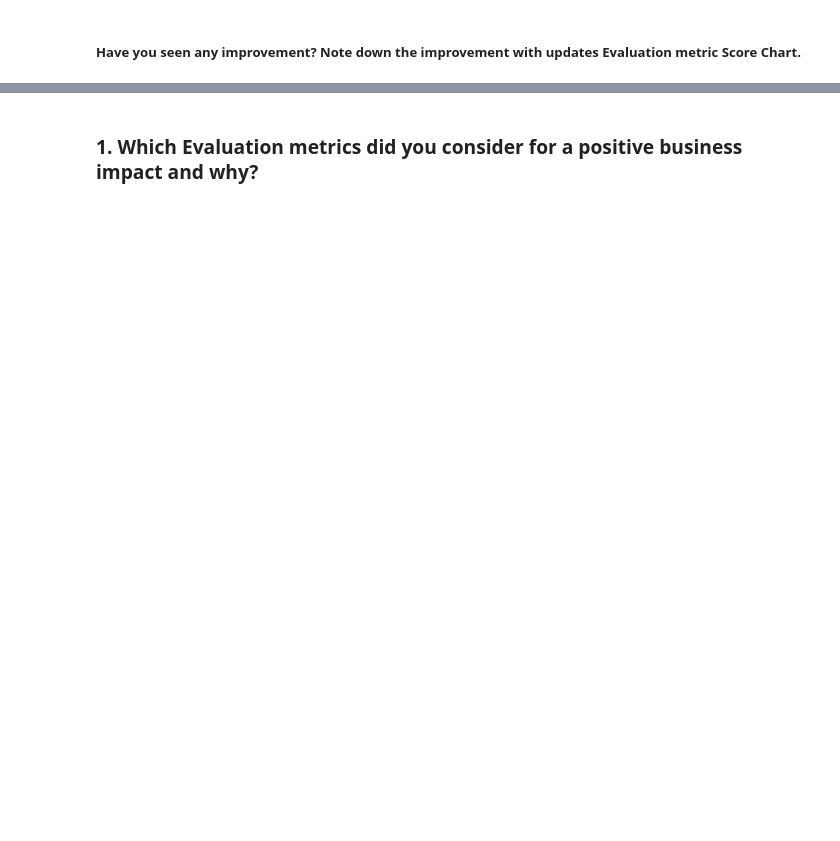
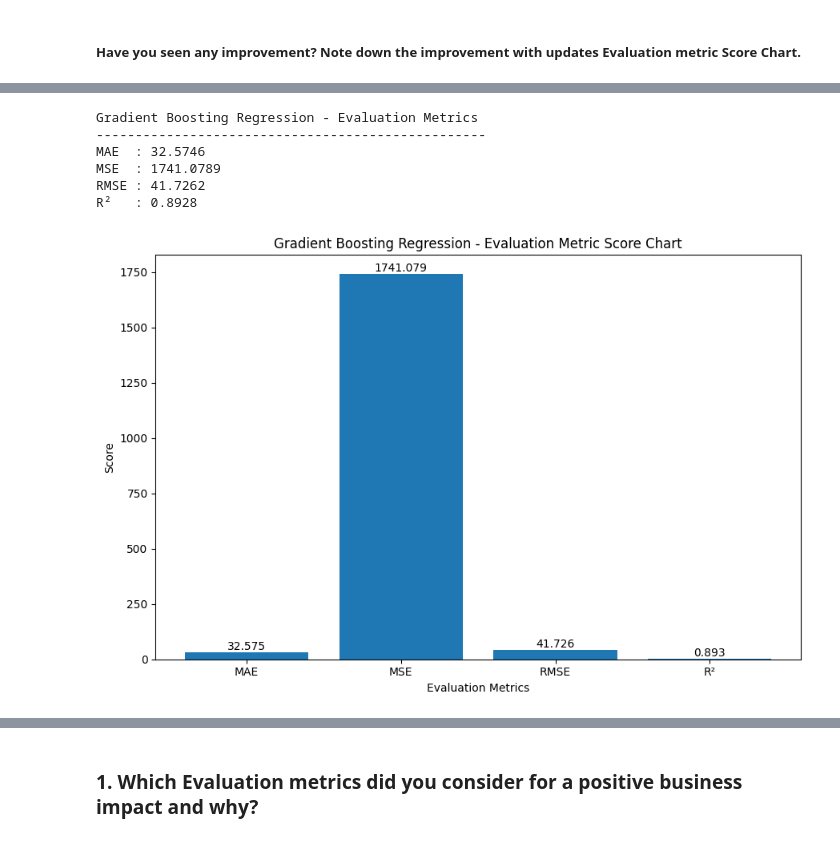
Before and after one commit to Ankush432-cloud/yes_bank_stock_price_prediction_ML_project, a Jupyter notebook: yes_bank_stock_price_prediction_ML_project.ipynb, the cells around one changed output, grey strips where cells are left out. Saved outputs shown, nothing was run; the diff lists cells and outputs as text; code cells hidden in the pictures; blank space fills up the shorter version.

```diff
--- a/yes_bank_stock_price_prediction_ML_project.ipynb
+++ b/yes_bank_stock_price_prediction_ML_project.ipynb
@@ -2589,0 +2983,11 @@ Answer Here.
+# %%
+# Predict on the test data
+y_pred_gb = gb_model.predict(X_test)
+
+# Display first 10 predictions
+prediction_df_gb = pd.DataFrame({
+    'Actual_Close': y_test.values,
+    'Predicted_Close': y_pred_gb
+})
+
+print(prediction_df_gb.head(10))
@@ -2589,0 +3006,59 @@ Answer Here.
+# %%
+from sklearn.metrics import (
+    mean_absolute_error,
+    mean_squared_error,
+    r2_score
+)
+import numpy as np
+import matplotlib.pyplot as plt
+
+# Calculate evaluation metrics
+mae_gb = mean_absolute_error(y_test, y_pred_gb)
+mse_gb = mean_squared_error(y_test, y_pred_gb)
+rmse_gb = np.sqrt(mse_gb)
+r2_gb = r2_score(y_test, y_pred_gb)
+
+# Print evaluation metrics
+print("Gradient Boosting Regression - Evaluation Metrics")
+print("--------------------------------------------------")
+print(f"MAE  : {mae_gb:.4f}")
+print(f"MSE  : {mse_gb:.4f}")
+print(f"RMSE : {rmse_gb:.4f}")
+print(f"R²   : {r2_gb:.4f}")
+# %% [output]
+Gradient Boosting Regression - Evaluation Metrics
+--------------------------------------------------
+MAE  : 32.5746
+MSE  : 1741.0789
+RMSE : 41.7262
+R²   : 0.8928
+# %%
+# Visualizing Evaluation Metric Score Chart
+
+metrics = ['MAE', 'MSE', 'RMSE', 'R²']
+scores = [mae_gb, mse_gb, rmse_gb, r2_gb]
+
+plt.figure(figsize=(9, 6))
+
+bars = plt.bar(metrics, scores)
+
+plt.title("Gradient Boosting Regression - Evaluation Metric Score Chart")
+plt.xlabel("Evaluation Metrics")
+plt.ylabel("Score")
+
+# Display values on bars
+for bar in bars:
+    height = bar.get_height()
+
+    plt.text(
+        bar.get_x() + bar.get_width() / 2,
+        height,
+        f'{height:.3f}',
+        ha='center',
+        va='bottom'
+    )
+
+plt.tight_layout()
+plt.show()
+# %% [output]
+[figure, added]
```
Also changed, not shown: parts of 75 cells of this notebook.
